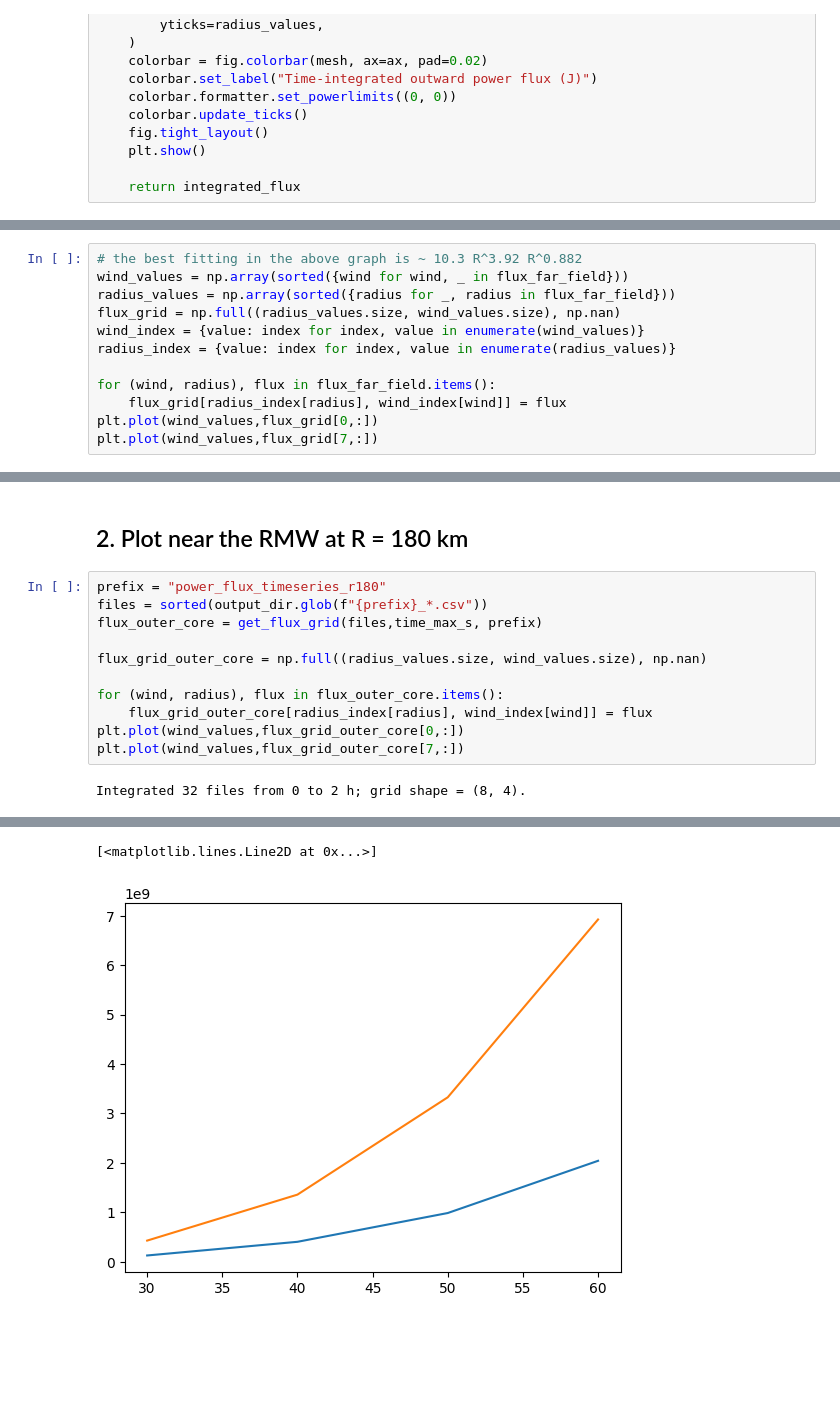
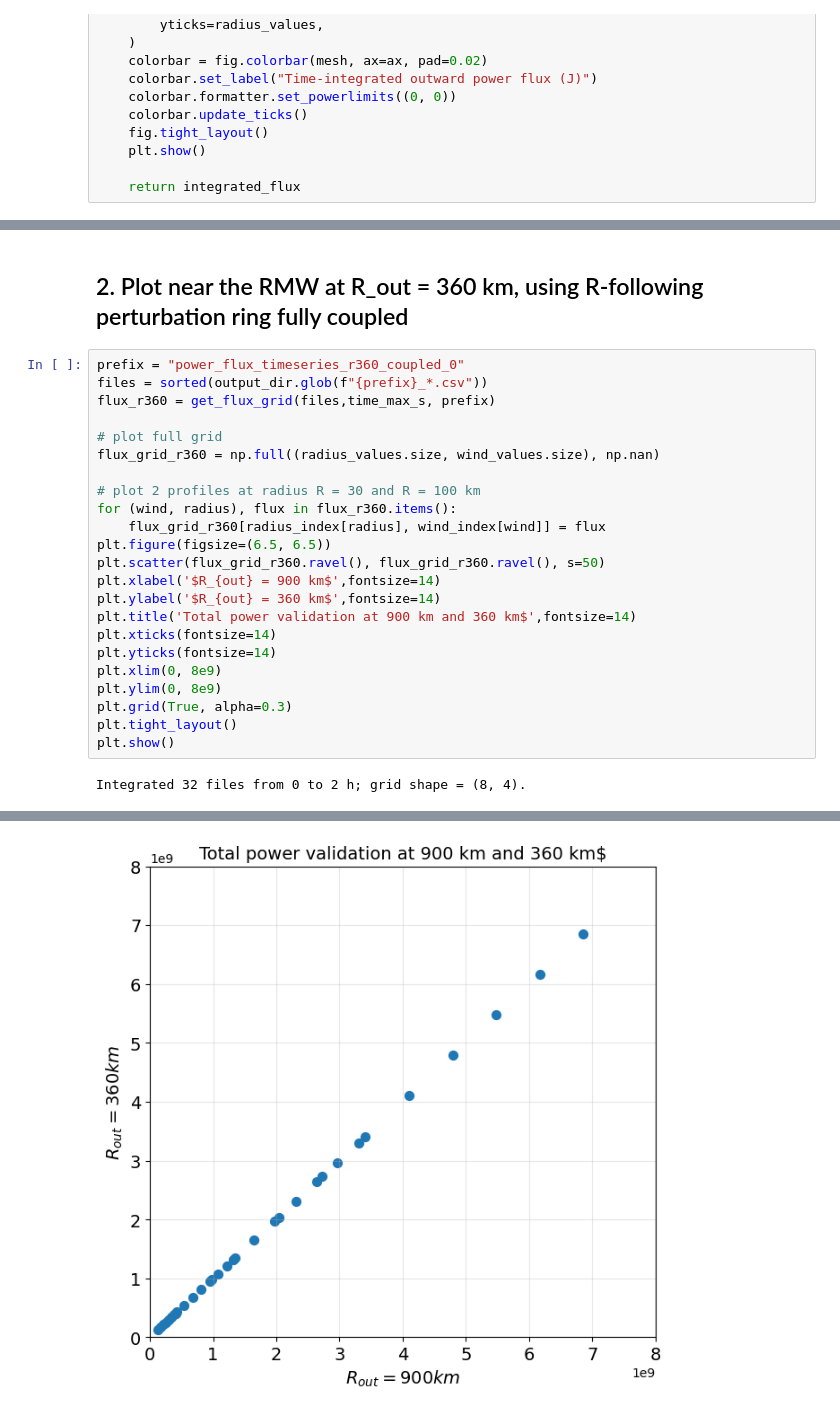
Before and after one commit to kieucq/tc-vortex-waves, a Jupyter notebook: plots/plot_integrated_flux.ipynb, the cells around one changed output, grey strips where cells are left out. Cells and saved outputs as stored; diff of their text form; blank space fills up the shorter version.

```diff
--- a/plots/plot_integrated_flux.ipynb
+++ b/plots/plot_integrated_flux.ipynb
@@ -132,12 +169,0 @@ Integrated 32 files from 0 to 2 h; grid shape = (8, 4).
-# %%
-# the best fitting in the above graph is ~ 10.3 R^3.92 R^0.882
-wind_values = np.array(sorted({wind for wind, _ in flux_far_field}))
-radius_values = np.array(sorted({radius for _, radius in flux_far_field}))
-flux_grid = np.full((radius_values.size, wind_values.size), np.nan)
-wind_index = {value: index for index, value in enumerate(wind_values)}
-radius_index = {value: index for index, value in enumerate(radius_values)}
-
-for (wind, radius), flux in flux_far_field.items():
-    flux_grid[radius_index[radius], wind_index[wind]] = flux
-plt.plot(wind_values,flux_grid[0,:])
-plt.plot(wind_values,flux_grid[7,:])
@@ -147,18 +170,29 @@ plt.plot(wind_values,flux_grid[7,:])
 # %% [markdown]
-## 2. Plot near the RMW at R = 180 km
+## 2. Plot near the RMW at R_out = 360 km,  using R-following perturbation ring fully coupled
 # %%
-prefix = "power_flux_timeseries_r180"
+prefix = "power_flux_timeseries_r360_coupled_0"
 files = sorted(output_dir.glob(f"{prefix}_*.csv"))
-flux_outer_core = get_flux_grid(files,time_max_s, prefix)
+flux_r360 = get_flux_grid(files,time_max_s, prefix)
 
-flux_grid_outer_core = np.full((radius_values.size, wind_values.size), np.nan)
+# plot full grid
+flux_grid_r360 = np.full((radius_values.size, wind_values.size), np.nan)
 
-for (wind, radius), flux in flux_outer_core.items():
-    flux_grid_outer_core[radius_index[radius], wind_index[wind]] = flux
-plt.plot(wind_values,flux_grid_outer_core[0,:])
-plt.plot(wind_values,flux_grid_outer_core[7,:])
+# plot 2 profiles at radius R = 30 and R = 100 km
+for (wind, radius), flux in flux_r360.items():
+    flux_grid_r360[radius_index[radius], wind_index[wind]] = flux
+plt.figure(figsize=(6.5, 6.5))
+plt.scatter(flux_grid_r360.ravel(), flux_grid_r360.ravel(), s=50)
+plt.xlabel('$R_{out} = 900 km$',fontsize=14)
+plt.ylabel('$R_{out} = 360 km$',fontsize=14)
+plt.title('Total power validation at 900 km and 360 km$',fontsize=14)
+plt.xticks(fontsize=14)
+plt.yticks(fontsize=14)
+plt.xlim(0, 8e9)
+plt.ylim(0, 8e9)
+plt.grid(True, alpha=0.3)
+plt.tight_layout()
+plt.show()
 # %% [output]
 Integrated 32 files from 0 to 2 h; grid shape = (8, 4).
 [figure]
-[<matplotlib.lines.Line2D at 0x...>]
-[figure, old version]
+[figure, new version]
```
Also changed, not shown: parts of 11 cells of this notebook, 5 other files.
